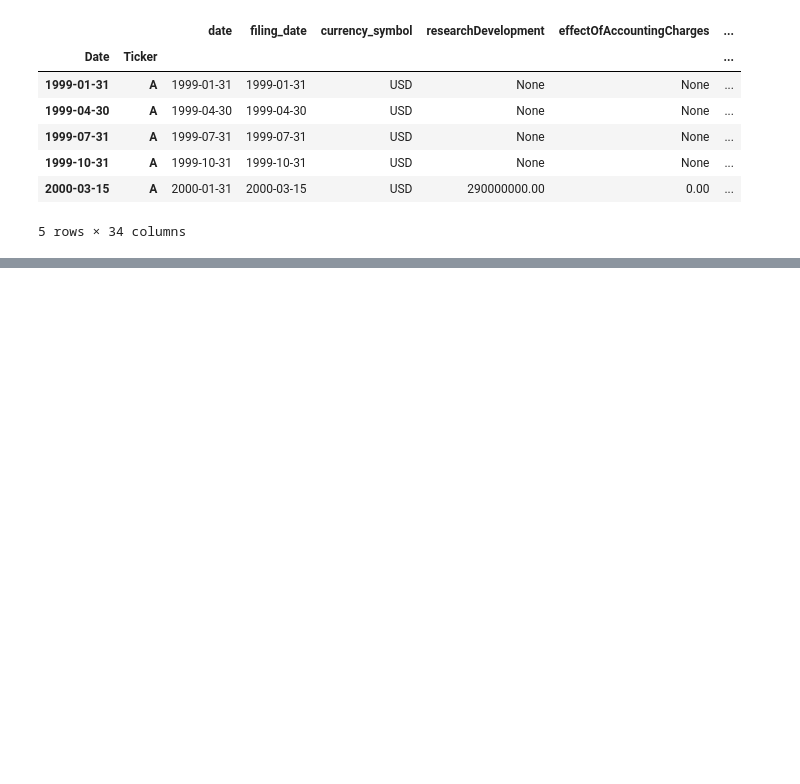
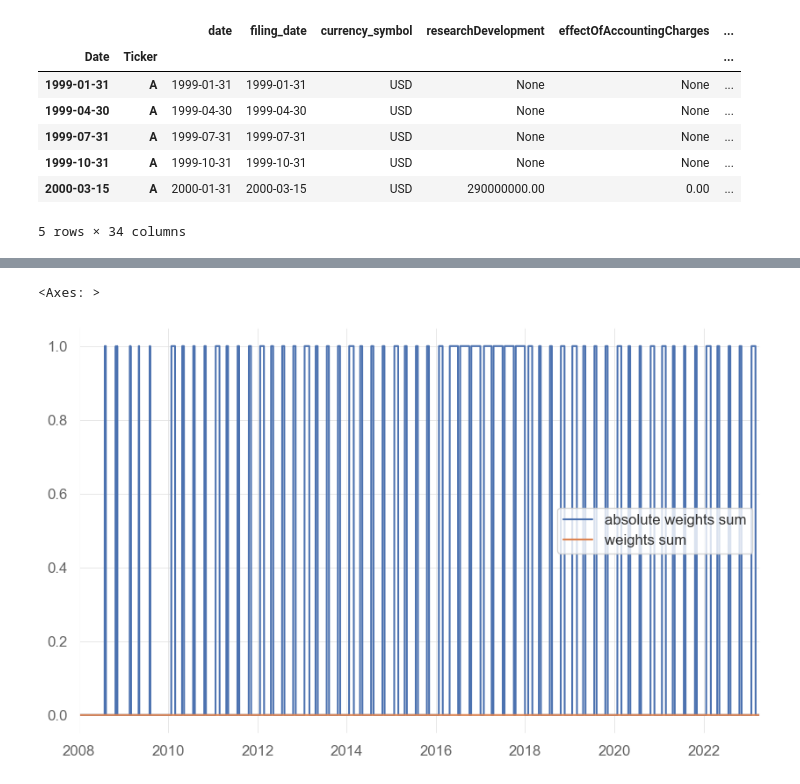
Before and after one commit to nabz78350/backtesting, a Jupyter notebook: strat_debt_ebita_.ipynb, the cells around one changed output, grey strips where cells are left out. Cells and saved outputs as stored; diff of their text form; code cells hidden in the pictures; blank space fills up the shorter version.

```diff
--- a/strat_debt_ebita_.ipynb
+++ b/strat_debt_ebita_.ipynb
@@ -181,0 +203,6 @@ dtype: float64
+# %%
+signal.abs().sum(1).plot(label = 'absolute weights sum',legend=True)
+signal.sum(1).plot(label='weights sum',legend=True)
+# %% [output]
+<Axes: >
+[figure, added]
```
Also changed, not shown: parts of 4 cells of this notebook.
